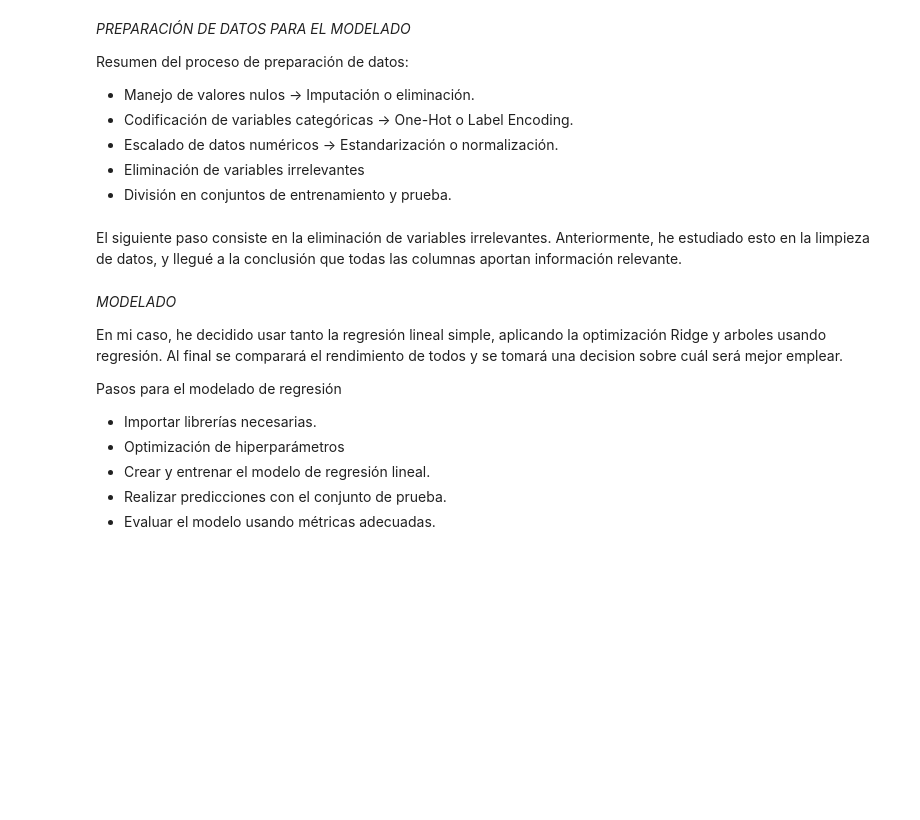
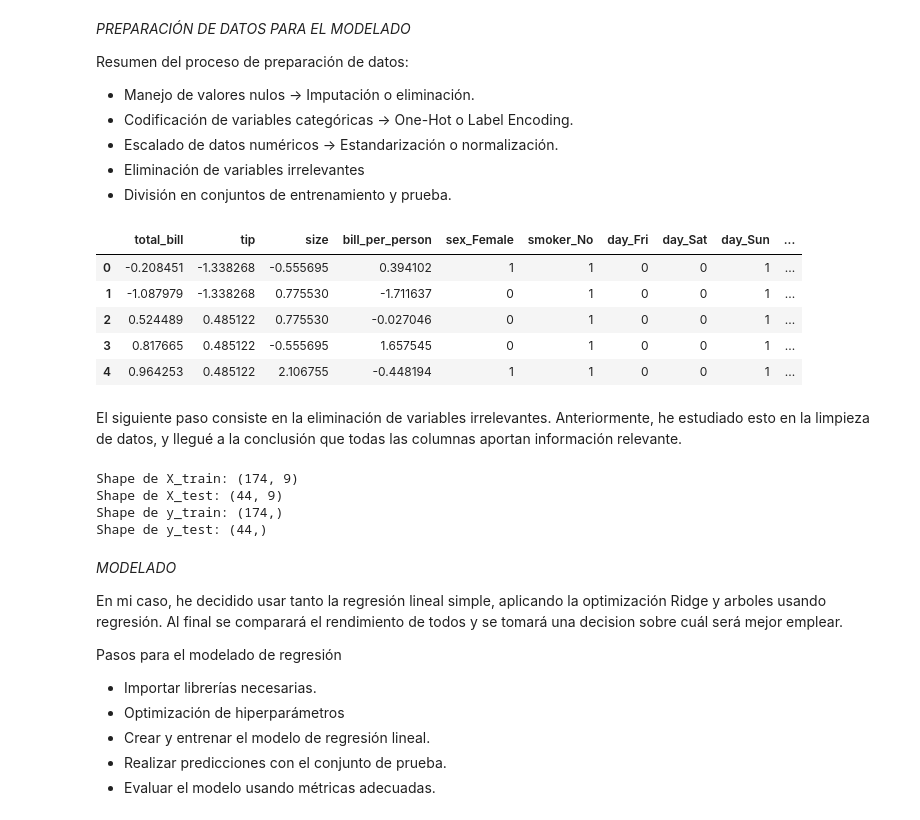
Before and after one commit to carmele9/Ciencia_De_Datos_UNIR, a Jupyter notebook: tips_Carmen_Camacho.ipynb, the cells around one changed output. Saved outputs shown, nothing was run; the diff lists cells and outputs as text; code cells hidden in the pictures; blank space fills up the shorter version.

```diff
--- a/tips_Carmen_Camacho.ipynb
+++ b/tips_Carmen_Camacho.ipynb
@@ -258,13 +258,20 @@ data_encoded.head()
 # %%
 # Escalado de datos numéricos:
 # Teniendo en cuenta que vamos a realizar un modelo de regresión, se usará Estandarización (StandardScaler).
 # Este convierte los datos para que tengan media = 0 y desviación estándar = 1. Es el más indicado cuando los datos tienen una distribución normal o desconocida. También sirve cuando las variables tienen diferentes escalas (como total_bill y size).
 
 from sklearn.preprocessing import StandardScaler
 
 scaler = StandardScaler()
-data_encoded[['total_bill', 'tip', 'size']] = scaler.fit_transform(data_encoded[['total_bill', 'tip', 'size']])
+data_encoded[['total_bill', 'tip', 'size', 'bill_per_person']] = scaler.fit_transform(data_encoded[['total_bill', 'tip', 'size', 'bill_per_person']])
 data_encoded.head()
+# %% [output]
+|  | total_bill | tip | size | bill_per_person | sex_Female | smoker_No | day_Fri | day_Sat | day_Sun | ... |
+| 0 | -0.208451 | -1.338268 | -0.555695 | 0.394102 | 1 | 1 | 0 | 0 | 1 | ... |
+| 1 | -1.087979 | -1.338268 | 0.775530 | -1.711637 | 0 | 1 | 0 | 0 | 1 | ... |
+| 2 | 0.524489 | 0.485122 | 0.775530 | -0.027046 | 0 | 1 | 0 | 0 | 1 | ... |
+| 3 | 0.817665 | 0.485122 | -0.555695 | 1.657545 | 0 | 1 | 0 | 0 | 1 | ... |
+| 4 | 0.964253 | 0.485122 | 2.106755 | -0.448194 | 1 | 1 | 0 | 0 | 1 | ... |
 # %% [markdown]
 El siguiente paso consiste en la eliminación de variables irrelevantes. Anteriormente, he estudiado esto en la limpieza de datos, y llegué a la conclusión que todas las columnas aportan información relevante.
 # %%
@@ -287,6 +294,11 @@ print("Shape de X_train:", X_train.shape)
 print("Shape de X_test:", X_test.shape)
 print("Shape de y_train:", y_train.shape)
 print("Shape de y_test:", y_test.shape)
+# %% [output]
+Shape de X_train: (174, 9)
+Shape de X_test: (44, 9)
+Shape de y_train: (174,)
+Shape de y_test: (44,)
 # %% [markdown]
 *_MODELADO_*
 
```
Also changed, not shown: parts of 6 cells of this notebook.
